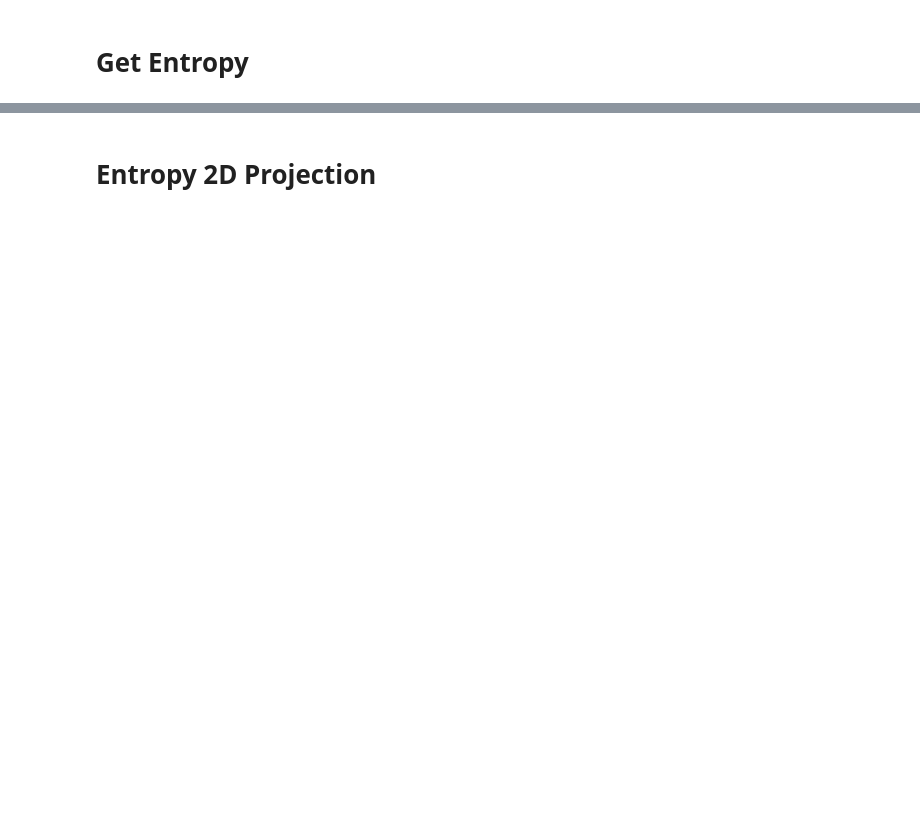
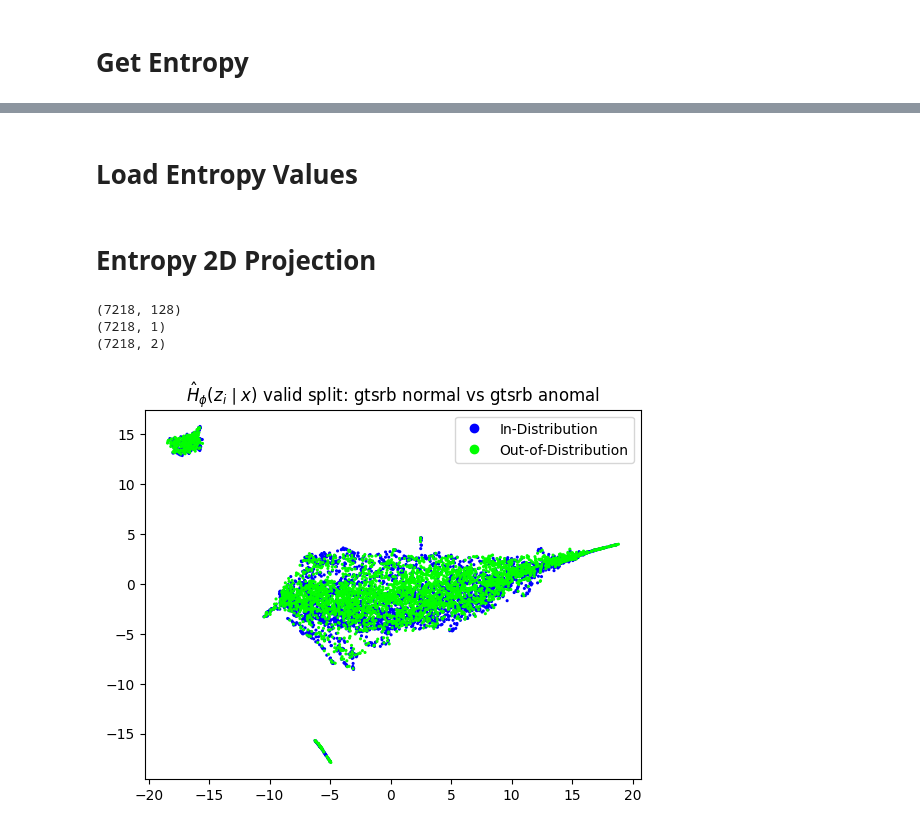
Before and after one commit to danielm322/gtsrb_classifier, a Jupyter notebook: NB_CoRL2023_classification_resnet18_samples.ipynb, the cells around one changed output, grey strips where cells are left out. Drawn from its saved outputs; the diff is of its cells as text; code cells hidden in the pictures; blank space fills up the shorter version.

```diff
--- a/NB_CoRL2023_classification_resnet18_samples.ipynb
+++ b/NB_CoRL2023_classification_resnet18_samples.ipynb
@@ -504,0 +531,2 @@ np.save('/media/farnez/Data/EXPERIMENTS/CoRL-2023/gtsrb-classification/resnet18/
+# %% [markdown]
+# Load Entropy Values
@@ -505,2 +549,12 @@ np.save('/media/farnez/Data/EXPERIMENTS/CoRL-2023/gtsrb-classification/resnet18/
 # %% [markdown]
 # Entropy 2D Projection
+# %%
+plot_samples_pacmap(gtsrb_rn18_h_z_gtsrb_normal_valid_samples_np,
+                    gtsrb_rn18_h_z_gtsrb_anomal_valid_samples_np,
+                    neighbors=10,
+                    title="$\hat{H}_{\phi}(z_i \mid x)$ valid split: gtsrb normal vs gtsrb anomal")
+# %% [output]
+(7218, 128)
+(7218, 1)
+(7218, 2)
+[figure, added]
```
Also changed, not shown: parts of 44 cells of this notebook, 3 other files.
